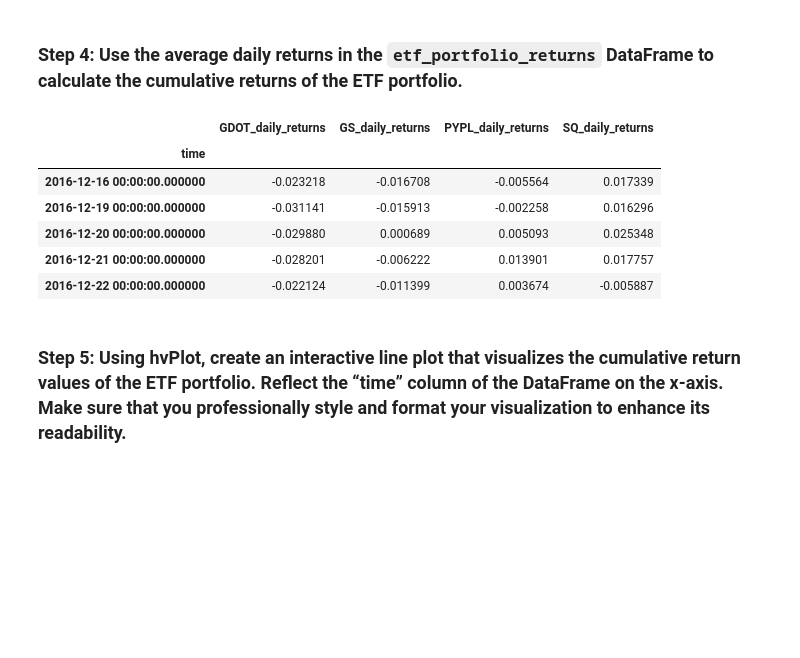
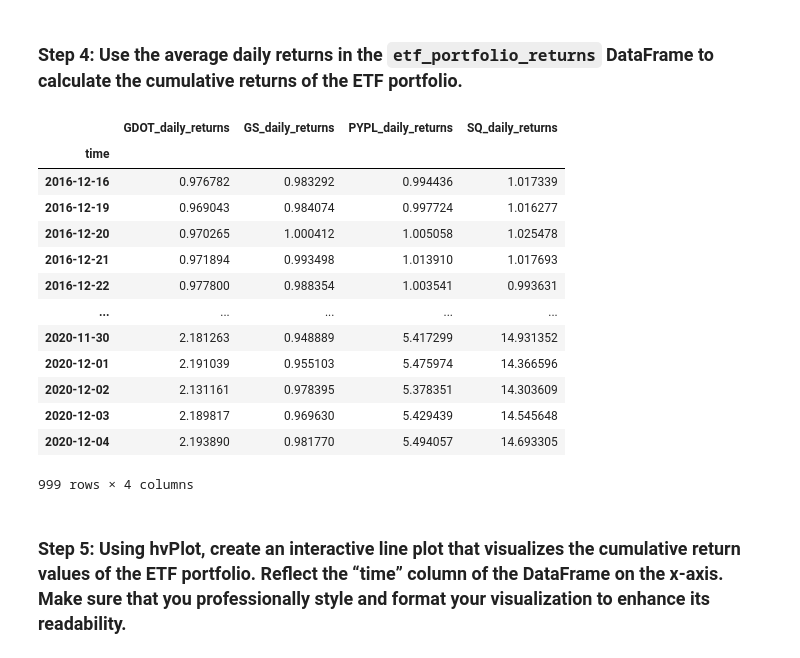
Before and after one commit to allyche/module_7_challenge, a Jupyter notebook: etf_analyzer.ipynb, the cells around one changed output. Drawn from its saved outputs; the diff is of its cells as text; code cells hidden in the pictures; blank space fills up the shorter version.

```diff
--- a/etf_analyzer.ipynb
+++ b/etf_analyzer.ipynb
@@ -362,7 +353,11 @@ FROM GDOT INNER JOIN GS ON GS.time = GDOT.time
 """
 
 # Using the query, read the data from the database into a Pandas DataFrame
-etf_portfolio = pd.read_sql_query(query, engine).set_index('time')
+etf_portfolio = pd.read_sql_query(query, engine)
+
+# Conver "time" datatype from object to datetime, and set it to index.
+etf_portfolio['time'] = pd.to_datetime(etf_portfolio['time'])
+etf_portfolio = etf_portfolio.set_index('time')
 
 # Review the resulting DataFrame
 etf_portfolio.head()
@@ -408,18 +403,25 @@ dtype: float64
 # %%
 # Use the average daily returns provided by the etf_portfolio_returns DataFrame
 # to calculate the cumulative returns
-etf_cumulative_returns = etf_portfolio.cumsum()
+etf_cumulative_returns = (etf_portfolio + 1).cumprod()
 
 # Display the final cumulative return value
-etf_cumulative_returns.head()
+etf_cumulative_returns
 # %% [output]
 |  | GDOT_daily_returns | GS_daily_returns | PYPL_daily_returns | SQ_daily_returns |
 | time |  |  |  |  |
-| 2016-12-16 00:00:00.000000 | -0.023218 | -0.016708 | -0.005564 | 0.017339 |
-| 2016-12-19 00:00:00.000000 | -0.031141 | -0.015913 | -0.002258 | 0.016296 |
-| 2016-12-20 00:00:00.000000 | -0.029880 | 0.000689 | 0.005093 | 0.025348 |
-| 2016-12-21 00:00:00.000000 | -0.028201 | -0.006222 | 0.013901 | 0.017757 |
-| 2016-12-22 00:00:00.000000 | -0.022124 | -0.011399 | 0.003674 | -0.005887 |
+| 2016-12-16 | 0.976782 | 0.983292 | 0.994436 | 1.017339 |
+| 2016-12-19 | 0.969043 | 0.984074 | 0.997724 | 1.016277 |
+| 2016-12-20 | 0.970265 | 1.000412 | 1.005058 | 1.025478 |
+| 2016-12-21 | 0.971894 | 0.993498 | 1.013910 | 1.017693 |
+| 2016-12-22 | 0.977800 | 0.988354 | 1.003541 | 0.993631 |
+| ... | ... | ... | ... | ... |
+| 2020-11-30 | 2.181263 | 0.948889 | 5.417299 | 14.931352 |
+| 2020-12-01 | 2.191039 | 0.955103 | 5.475974 | 14.366596 |
+| 2020-12-02 | 2.131161 | 0.978395 | 5.378351 | 14.303609 |
+| 2020-12-03 | 2.189817 | 0.969630 | 5.429439 | 14.545648 |
+| 2020-12-04 | 2.193890 | 0.981770 | 5.494057 | 14.693305 |
+999 rows × 4 columns
 # %% [markdown]
 ### Step 5: Using hvPlot, create an interactive line plot that visualizes the cumulative return values of the ETF portfolio. Reflect the “time” column of the DataFrame on the x-axis. Make sure that you professionally style and format your visualization to enhance its readability.
 # %%
```
Also changed, not shown: parts of 5 cells of this notebook.
